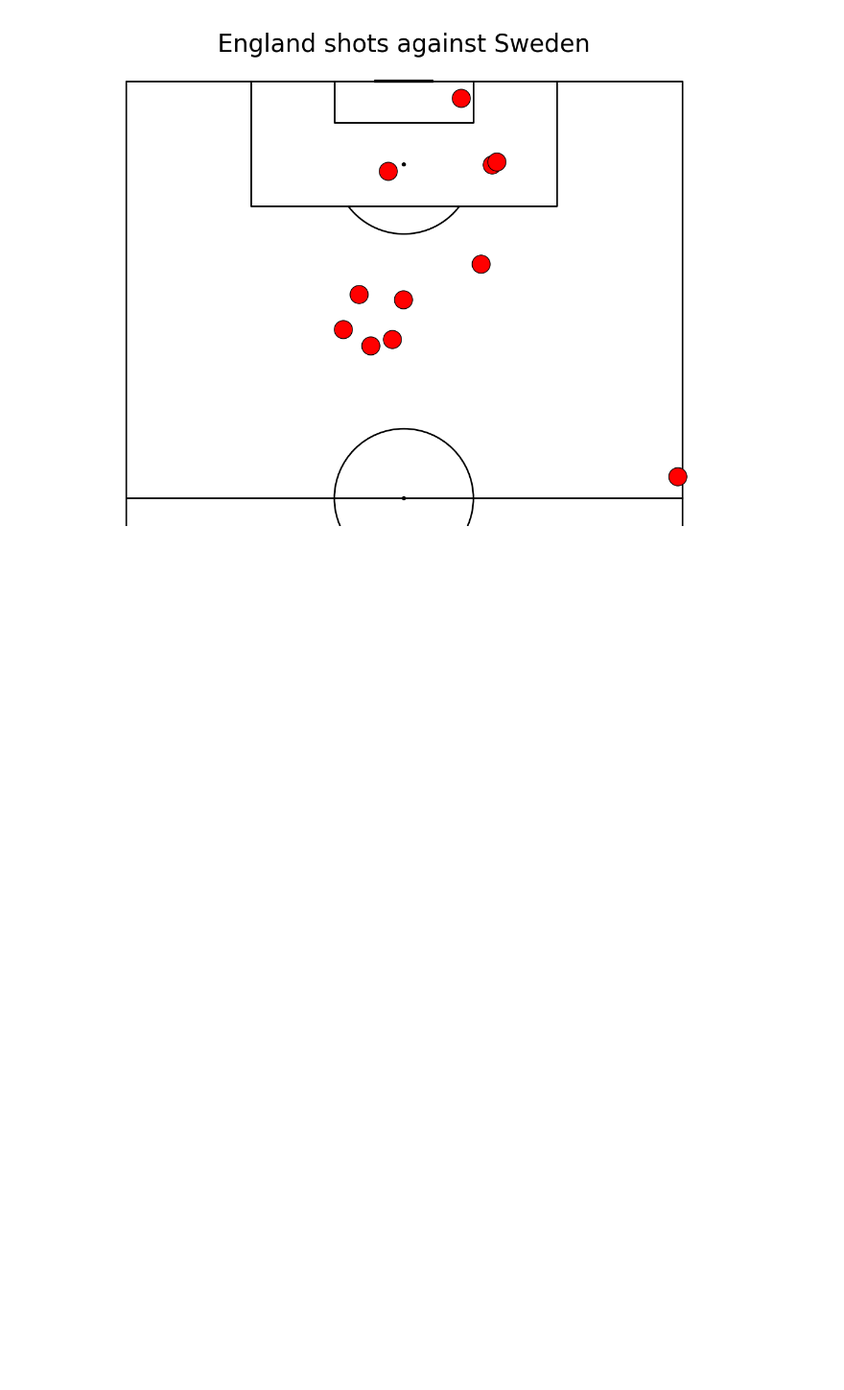
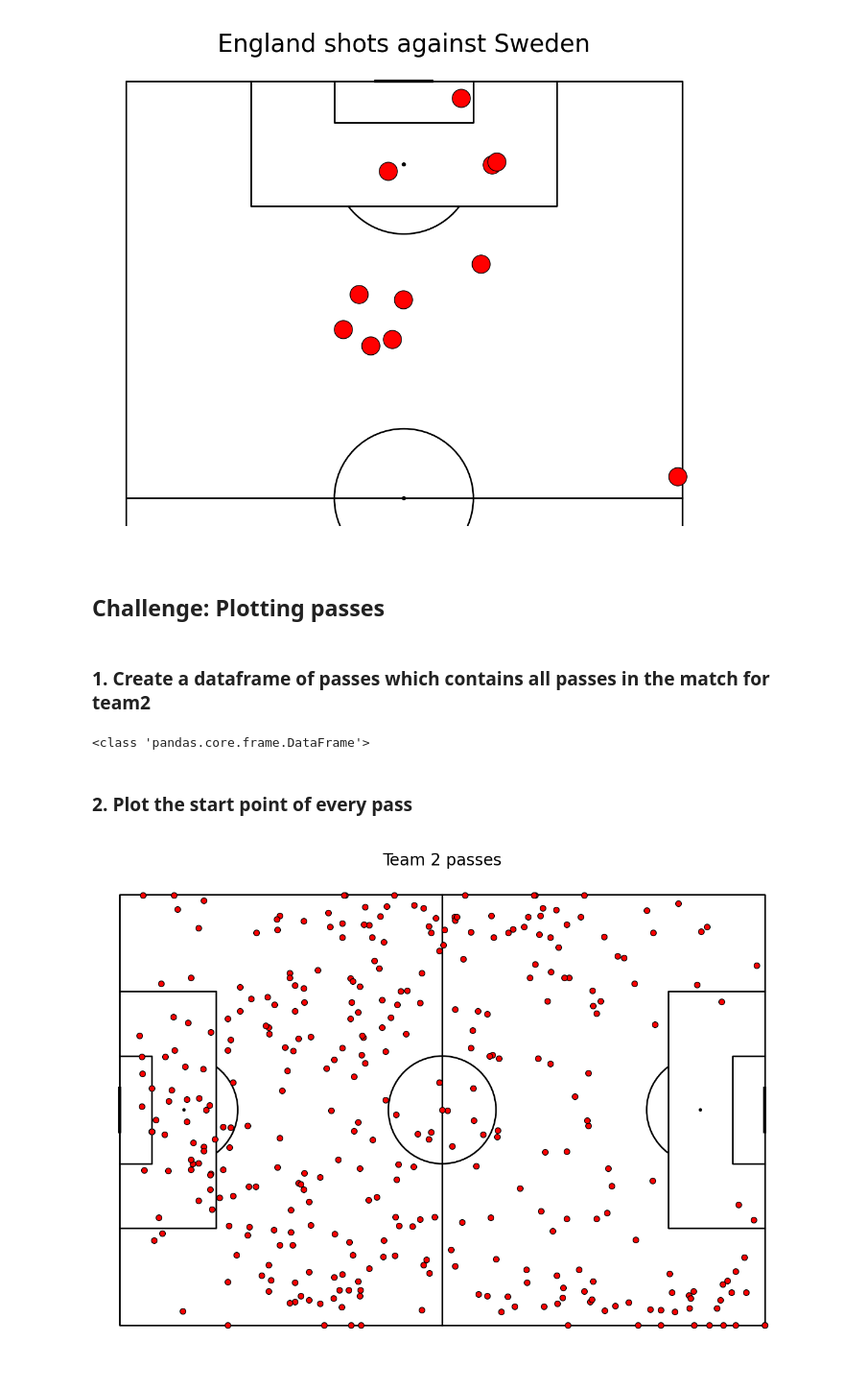
Before and after one commit to jamesdidathing/football_analysis, a Jupyter notebook: soccermatics/plotting_shots.ipynb, the cells around one changed output. Shown: that part at 96% size. Saved outputs shown, nothing was run; the diff lists cells and outputs as text; code cells hidden in the pictures; blank space fills up the shorter version.

Commit message:
extended challenge, plotting direction of all caroline seger passes

```diff
--- a/soccermatics/plotting_shots.ipynb
+++ b/soccermatics/plotting_shots.ipynb
@@ -113,3 +113,36 @@ fig.suptitle("England shots against Sweden", fontsize = 30)
 plt.show()
 # %% [output]
 [figure]
+# %% [markdown]
+## Challenge: Plotting passes
+# %% [markdown]
+### 1. Create a dataframe of passes which contains all passes in the match for team2
+# %%
+parser = Sbopen()
+df, related, freeze, tactics = parser.event(69301)
+team1, team2 = df.team_name.unique()
+
+# dataframe of the passes
+passes = df.loc[df['type_name'] == 'Pass'].set_index('id')
+# %% [output]
+<class 'pandas.core.frame.DataFrame'>
+# %% [markdown]
+### 2. Plot the start point of every pass
+# %%
+from mplsoccer import VerticalPitch
+
+pitch = Pitch(line_color='black')
+fig, ax = pitch.grid(grid_height=0.9, title_height=0.06, axis=False,
+                     endnote_height=0.04, title_space=0, endnote_space=0)
+
+#query
+mask_team2 = (df.type_name == 'Pass') & (df.team_name == team2)
+#finding rows in the df and keeping only necessary columns
+df_team2 = df.loc[mask_team2, ['x', 'y']]
+
+#plotting all passes
+pitch.scatter(df_team2.x, df_team2.y, alpha = 1, s = 50, color = "red", ax=ax['pitch'], edgecolors="black")
+fig.suptitle("Team 2 passes", fontsize = 20)
+plt.show()
+# %% [output]
+[figure, added]
```
Also changed, not shown: parts of 4 cells of this notebook.
